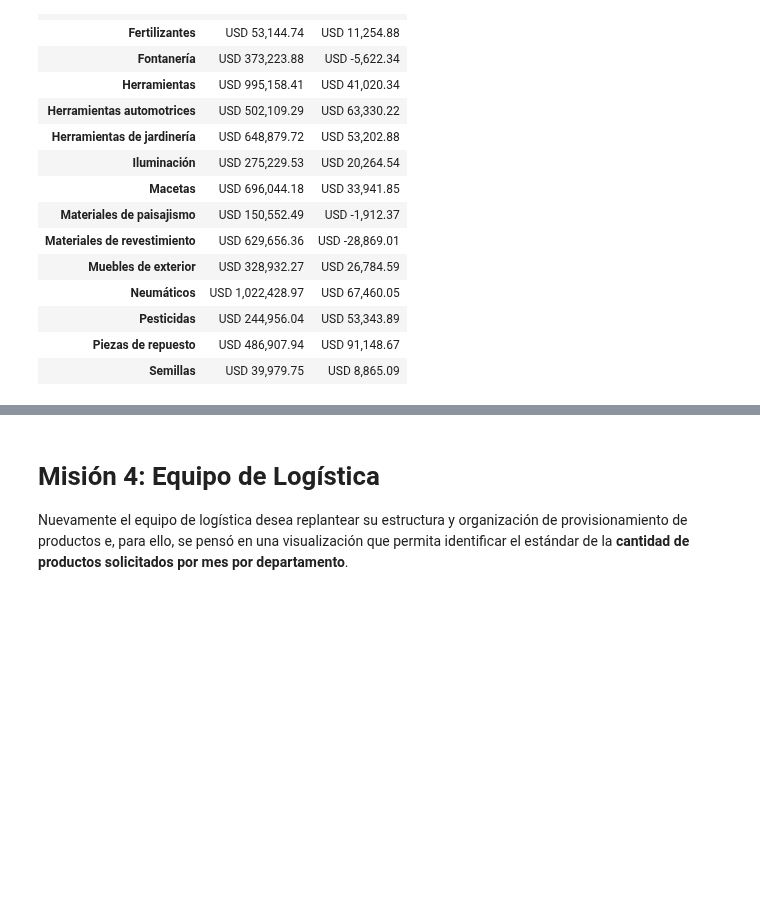
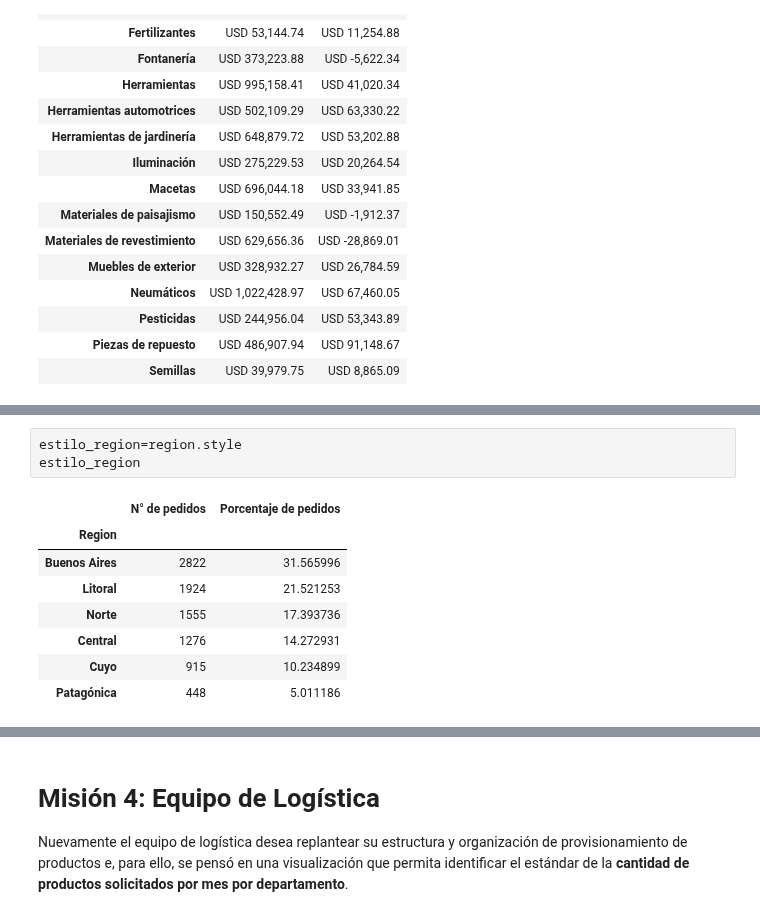
Before and after one commit to Kross363/Python-Data-Science, a Jupyter notebook: Visualización_de_Datos_estilizando_tablas_con_Python.ipynb, the cells around one changed output, grey strips where cells are left out. Cells and saved outputs as stored; diff of their text form; blank space fills up the shorter version.

```diff
--- a/Visualización_de_Datos_estilizando_tablas_con_Python.ipynb
+++ b/Visualización_de_Datos_estilizando_tablas_con_Python.ipynb
@@ -317,0 +355,12 @@ estilo_producto
+# %%
+estilo_region=region.style
+estilo_region
+# %% [output]
+|  | N° de pedidos | Porcentaje de pedidos |
+| Region |  |  |
+| Buenos Aires | 2822 | 31.565996 |
+| Litoral | 1924 | 21.521253 |
+| Norte | 1555 | 17.393736 |
+| Central | 1276 | 14.272931 |
+| Cuyo | 915 | 10.234899 |
+| Patagónica | 448 | 5.011186 |
```
Also changed, not shown: parts of 7 cells of this notebook.
